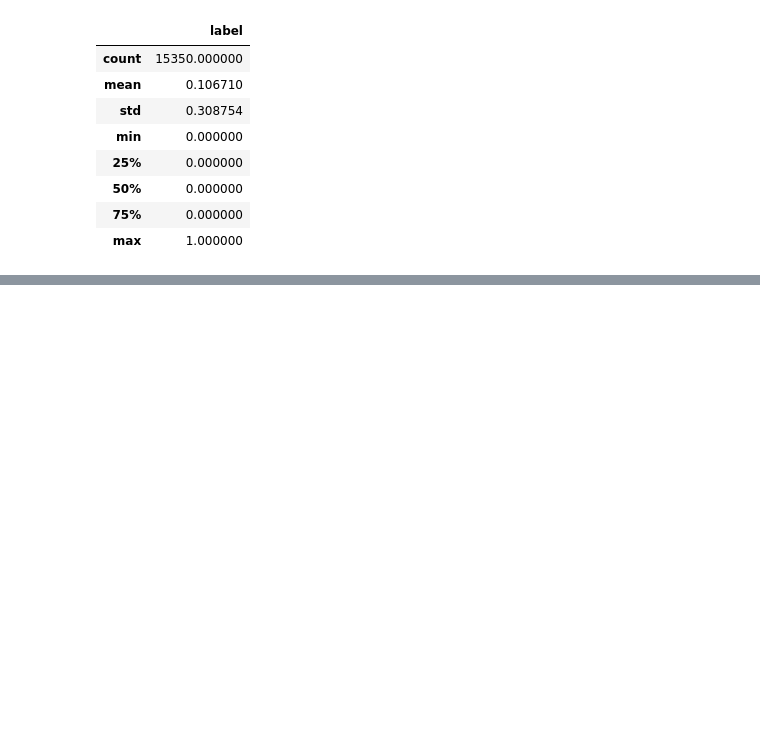
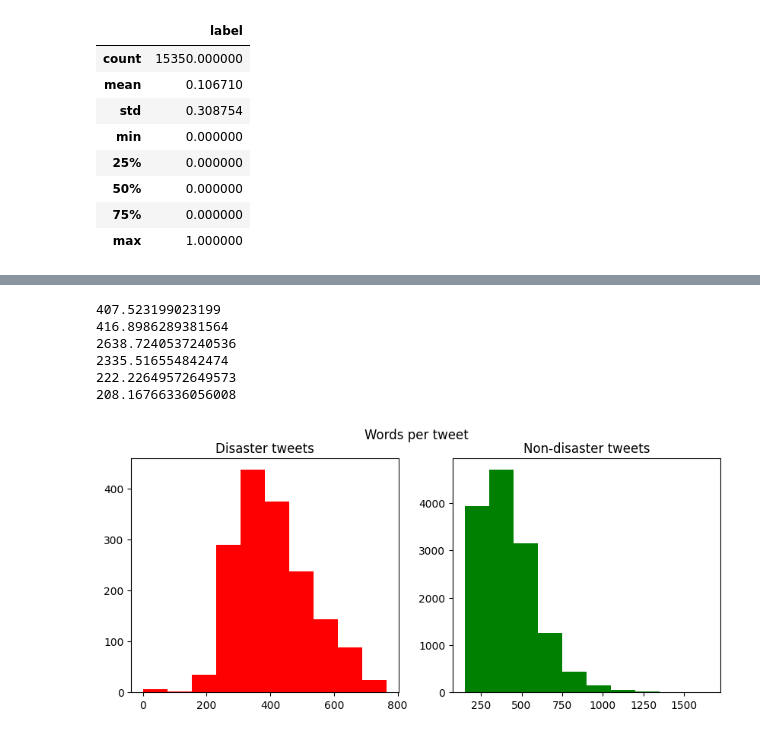
Before and after one commit to taehyeonhan-hatae/opensourcefinal, a Jupyter notebook: LLM_DETECT.ipynb, the cells around one changed output, grey strips where cells are left out. Drawn from its saved outputs; the diff is of its cells as text; code cells hidden in the pictures; blank space fills up the shorter version.

```diff
--- a/LLM_DETECT.ipynb
+++ b/LLM_DETECT.ipynb
@@ -116,0 +51,37 @@ ModuleNotFoundError: No module named 'torch'
+# %%
+#1. WORD-COUNT
+prompt['word_count'] = prompt['text'].apply(lambda x: len(str(x).split()))
+print(prompt[prompt['label']==1]['word_count'].mean()) #Disaster tweets
+print(prompt[prompt['label']==0]['word_count'].mean()) #Non-Disaster tweets
+#Disaster tweets are more wordy than the non-disaster tweets
+
+#2. CHARACTER-COUNT
+prompt['char_count'] = prompt['text'].apply(lambda x: len(str(x)))
+print(prompt[prompt['label']==1]['char_count'].mean()) #Disaster tweets
+print(prompt[prompt['label']==0]['char_count'].mean()) #Non-Disaster tweets
+#Disaster tweets are longer than the non-disaster tweets
+
+#3. UNIQUE WORD-COUNT
+prompt['unique_word_count'] = prompt['text'].apply(lambda x: len(set(str(x).split())))
+print(prompt[prompt['label']==1]['unique_word_count'].mean()) #Disaster tweets
+print(prompt[prompt['label']==0]['unique_word_count'].mean()) #Non-Disaster tweets
+# %% [output]
+407.523199023199
+416.8986289381564
+2638.7240537240536
+2335.516554842474
+222.22649572649573
+208.16766336056008
+# %%
+#Plotting word-count per tweet
+fig,(ax1,ax2)=plt.subplots(1,2,figsize=(10,4))
+train_words=prompt[prompt['label']==1]['word_count']
+ax1.hist(train_words,color='red')
+ax1.set_title('Disaster tweets')
+train_words=prompt[prompt['label']==0]['word_count']
+ax2.hist(train_words,color='green')
+ax2.set_title('Non-disaster tweets')
+fig.suptitle('Words per tweet')
+plt.show()
+# %% [output]
+[figure, added]
```
Also changed, not shown: parts of 18 cells of this notebook.
